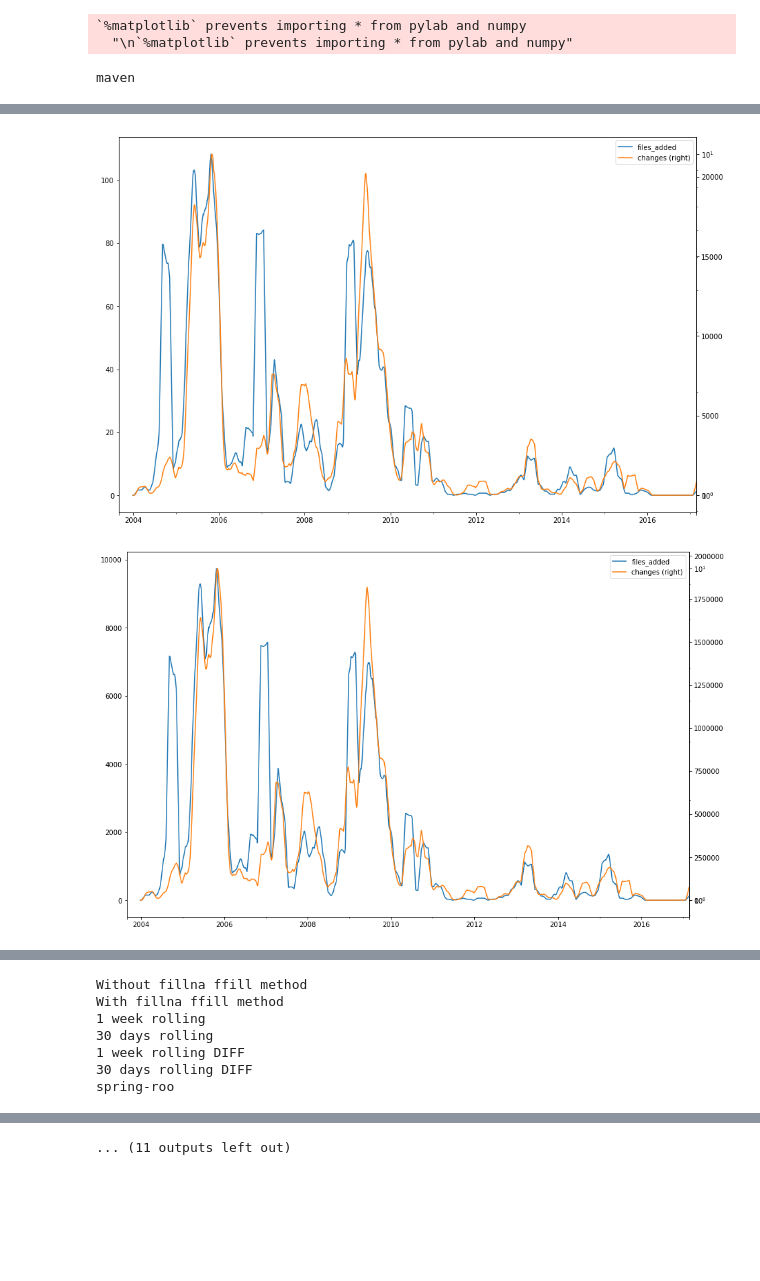
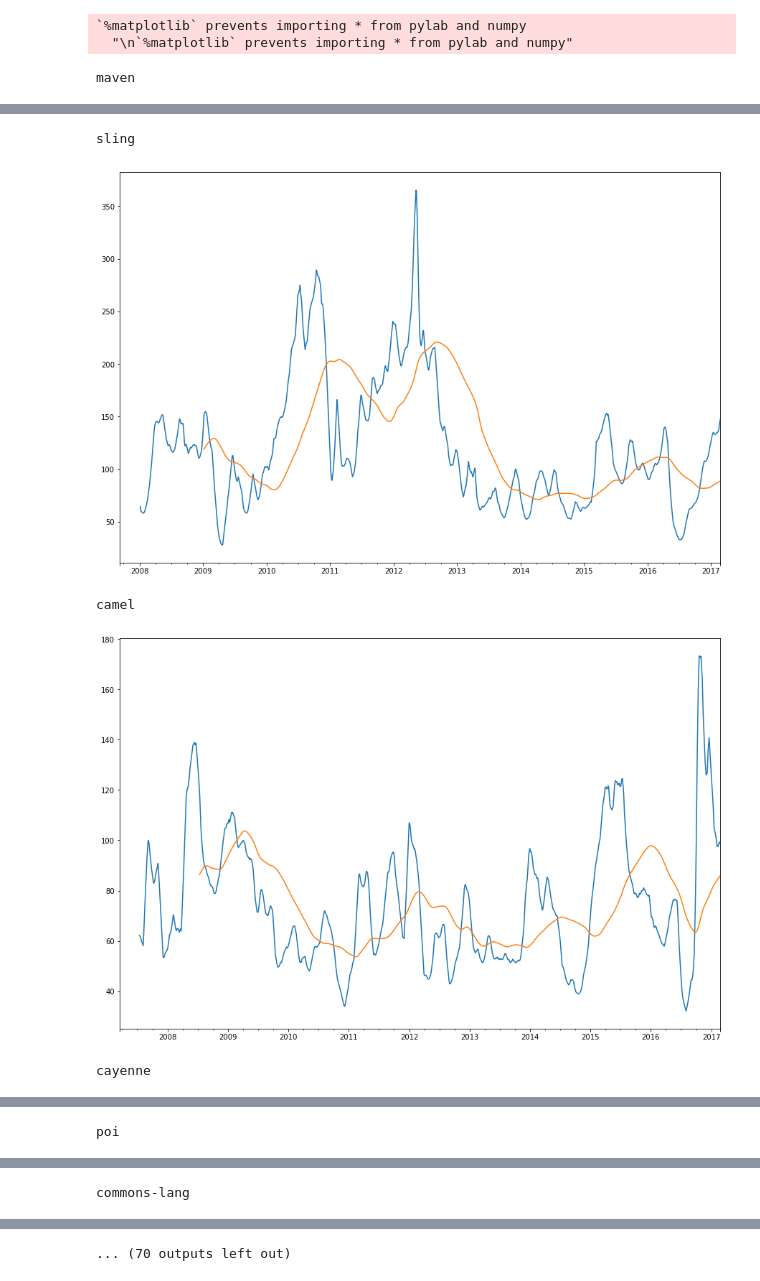
Before and after one commit to digeo/SonarQubeTSAnalysis, a Jupyter notebook: TS-CommitsStatsAndTD.ipynb, the cells around one changed output, grey strips where cells are left out. Saved outputs shown, nothing was run; the diff lists cells and outputs as text; code cells hidden in the pictures; blank space fills up the shorter version.

Commit message:
TS-CommitsStatsAndTD effort charts

```diff
--- a/TS-CommitsStatsAndTD.ipynb
+++ b/TS-CommitsStatsAndTD.ipynb
@@ -296,7 +314,8 @@ def get_project_dates(cells):
 repos = get_repos()
 for repo in repos:
     print(repo.repo)
-    do_commit_analysis(repo)
-    do_TD_analysis(repo)
+#     do_commit_analysis(repo)
+#     do_TD_analysis(repo)
+    nf(repo)
 # %% [output]
 maven
@@ -304,2 +323,5 @@ maven
+sling
-[figure, old version]
+[figure, new version]
+camel
-[figure, old version]
+[figure, new version]
+cayenne
@@ -307,7 +329 @@ maven
-Without fillna ffill method
-With fillna ffill method
-1 week rolling
-30 days rolling
-1 week rolling DIFF
-30 days rolling DIFF
-spring-roo
+poi
@@ -314,0 +331 @@ spring-roo
+commons-lang
@@ -320 +333 @@ spring-roo
-... (11 outputs left out)
+... (70 outputs left out)
```
Also changed, not shown: parts of 2 cells of this notebook.
